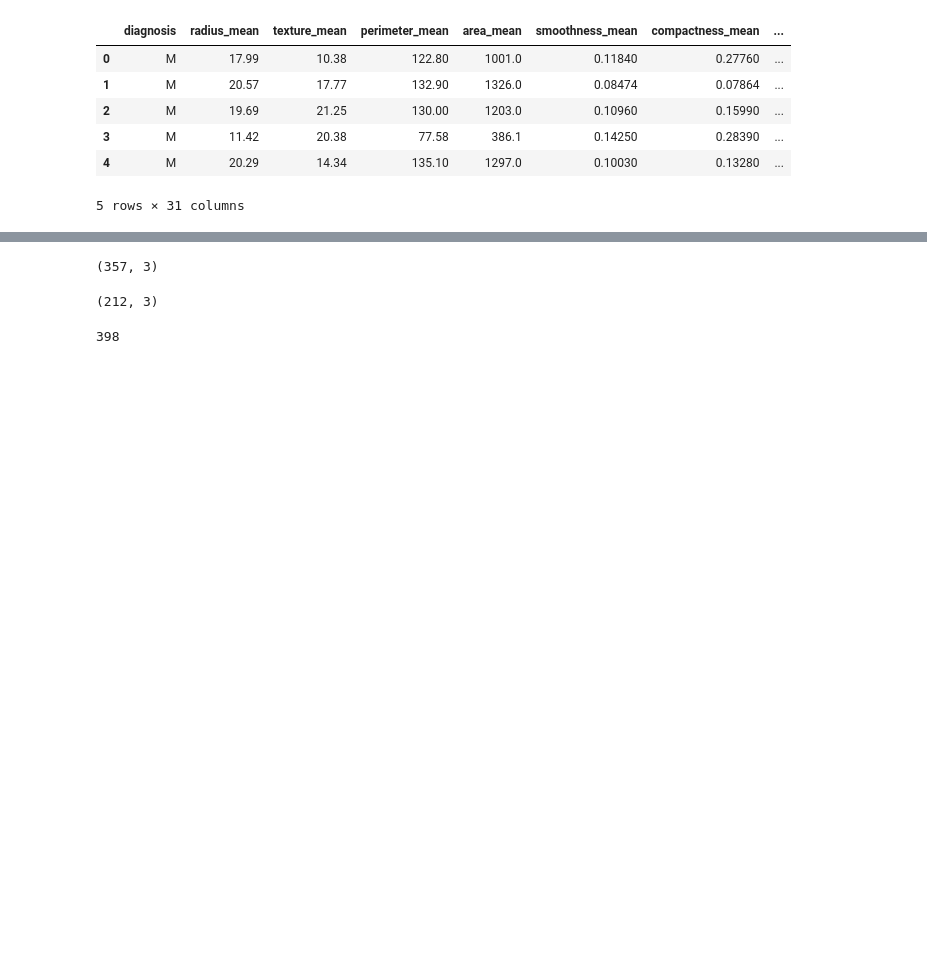
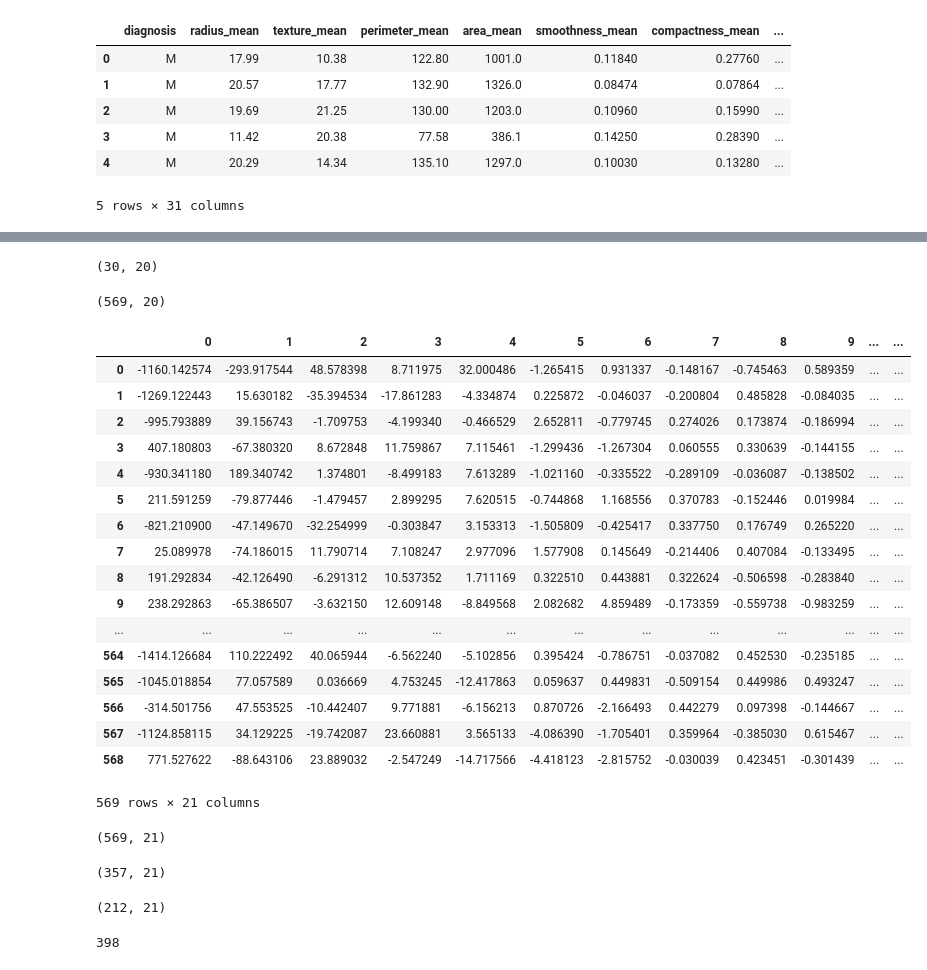
Before and after one commit to aimlrl/Gaussian-Naive-bayes-from-Scratch, a Jupyter notebook: Untitled.ipynb, the cells around one changed output, grey strips where cells are left out. Drawn from its saved outputs; the diff is of its cells as text; code cells hidden in the pictures; blank space fills up the shorter version.

```diff
--- a/Untitled.ipynb
+++ b/Untitled.ipynb
@@ -62,0 +101,12 @@ data.shape
+# %%
+Q_tilda = Q[:,0:20]
+# %%
+Q_tilda.shape
+# %% [output]
+(30, 20)
+# %%
+X_new = np.matmul(X_dash,Q_tilda)
+# %%
+X_new.shape
+# %% [output]
+(569, 20)
@@ -63,9 +117,34 @@ data.shape
+# %%
+new_data
+# %% [output]
+|  | 0 | 1 | 2 | 3 | 4 | 5 | 6 | 7 | 8 | 9 | ... | ... |
+| 0 | -1160.142574 | -293.917544 | 48.578398 | 8.711975 | 32.000486 | -1.265415 | 0.931337 | -0.148167 | -0.745463 | 0.589359 | ... | ... |
+| 1 | -1269.122443 | 15.630182 | -35.394534 | -17.861283 | -4.334874 | 0.225872 | -0.046037 | -0.200804 | 0.485828 | -0.084035 | ... | ... |
+| 2 | -995.793889 | 39.156743 | -1.709753 | -4.199340 | -0.466529 | 2.652811 | -0.779745 | 0.274026 | 0.173874 | -0.186994 | ... | ... |
+| 3 | 407.180803 | -67.380320 | 8.672848 | 11.759867 | 7.115461 | -1.299436 | -1.267304 | 0.060555 | 0.330639 | -0.144155 | ... | ... |
+| 4 | -930.341180 | 189.340742 | 1.374801 | -8.499183 | 7.613289 | -1.021160 | -0.335522 | -0.289109 | -0.036087 | -0.138502 | ... | ... |
+| 5 | 211.591259 | -79.877446 | -1.479457 | 2.899295 | 7.620515 | -0.744868 | 1.168556 | 0.370783 | -0.152446 | 0.019984 | ... | ... |
+| 6 | -821.210900 | -47.149670 | -32.254999 | -0.303847 | 3.153313 | -1.505809 | -0.425417 | 0.337750 | 0.176749 | 0.265220 | ... | ... |
+| 7 | 25.089978 | -74.186015 | 11.790714 | 7.108247 | 2.977096 | 1.577908 | 0.145649 | -0.214406 | 0.407084 | -0.133495 | ... | ... |
+| 8 | 191.292834 | -42.126490 | -6.291312 | 10.537352 | 1.711169 | 0.322510 | 0.443881 | 0.322624 | -0.506598 | -0.283840 | ... | ... |
+| 9 | 238.292863 | -65.386507 | -3.632150 | 12.609148 | -8.849568 | 2.082682 | 4.859489 | -0.173359 | -0.559738 | -0.983259 | ... | ... |
+| ... | ... | ... | ... | ... | ... | ... | ... | ... | ... | ... | ... | ... |
+| 564 | -1414.126684 | 110.222492 | 40.065944 | -6.562240 | -5.102856 | 0.395424 | -0.786751 | -0.037082 | 0.452530 | -0.235185 | ... | ... |
+| 565 | -1045.018854 | 77.057589 | 0.036669 | 4.753245 | -12.417863 | 0.059637 | 0.449831 | -0.509154 | 0.449986 | 0.493247 | ... | ... |
+| 566 | -314.501756 | 47.553525 | -10.442407 | 9.771881 | -6.156213 | 0.870726 | -2.166493 | 0.442279 | 0.097398 | -0.144667 | ... | ... |
+| 567 | -1124.858115 | 34.129225 | -19.742087 | 23.660881 | 3.565133 | -4.086390 | -1.705401 | 0.359964 | -0.385030 | 0.615467 | ... | ... |
+| 568 | 771.527622 | -88.643106 | 23.889032 | -2.547249 | -14.717566 | -4.418123 | -2.815752 | -0.030039 | 0.423451 | -0.301439 | ... | ... |
+569 rows × 21 columns
+# %%
+new_data.shape
+# %% [output]
+(569, 21)
 # %%
-data[data['diagnosis'] == 'B'].shape
+new_data[new_data['diagnosis'] == 'B'].shape
 # %% [output]
-(357, 3)
+(357, 21)
 # %%
-data[data['diagnosis'] == 'M'].shape
+new_data[new_data['diagnosis'] == 'M'].shape
 # %% [output]
-(212, 3)
+(212, 21)
 # %%
```
Also changed, not shown: parts of 50 cells of this notebook.
